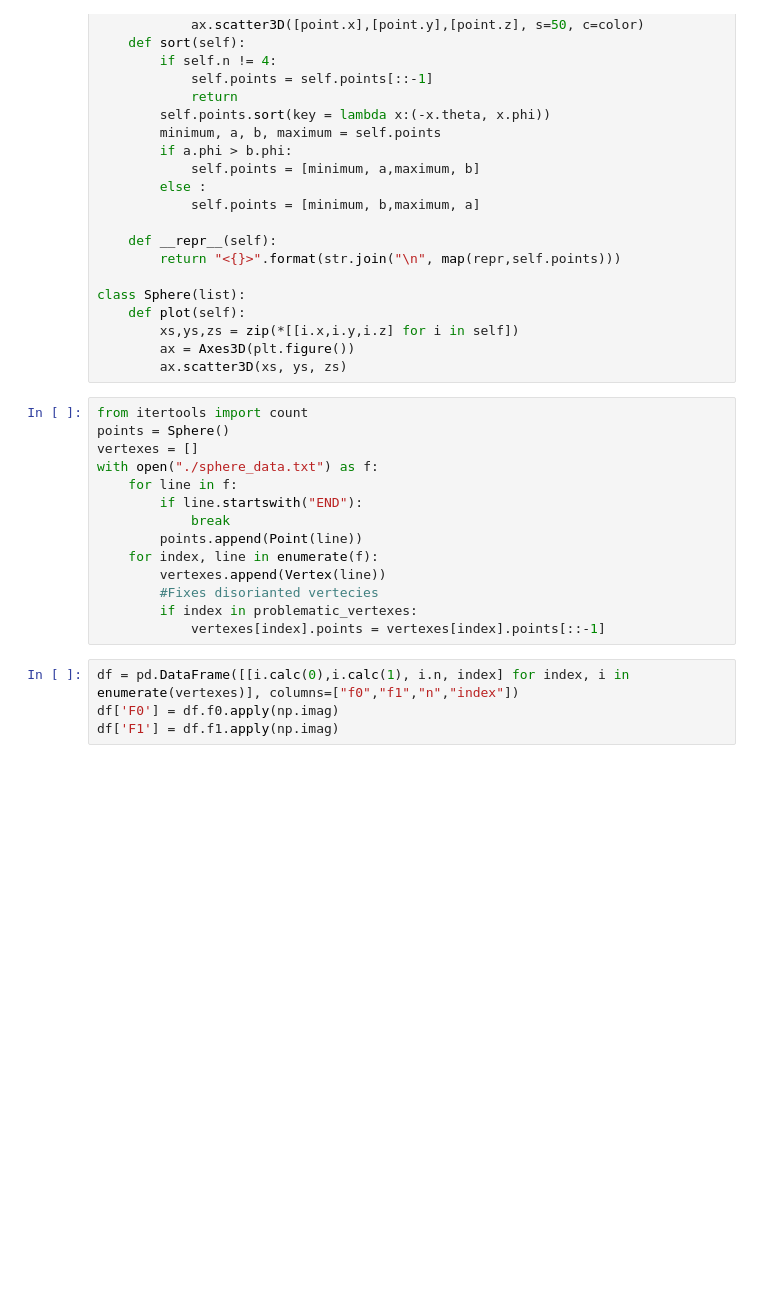
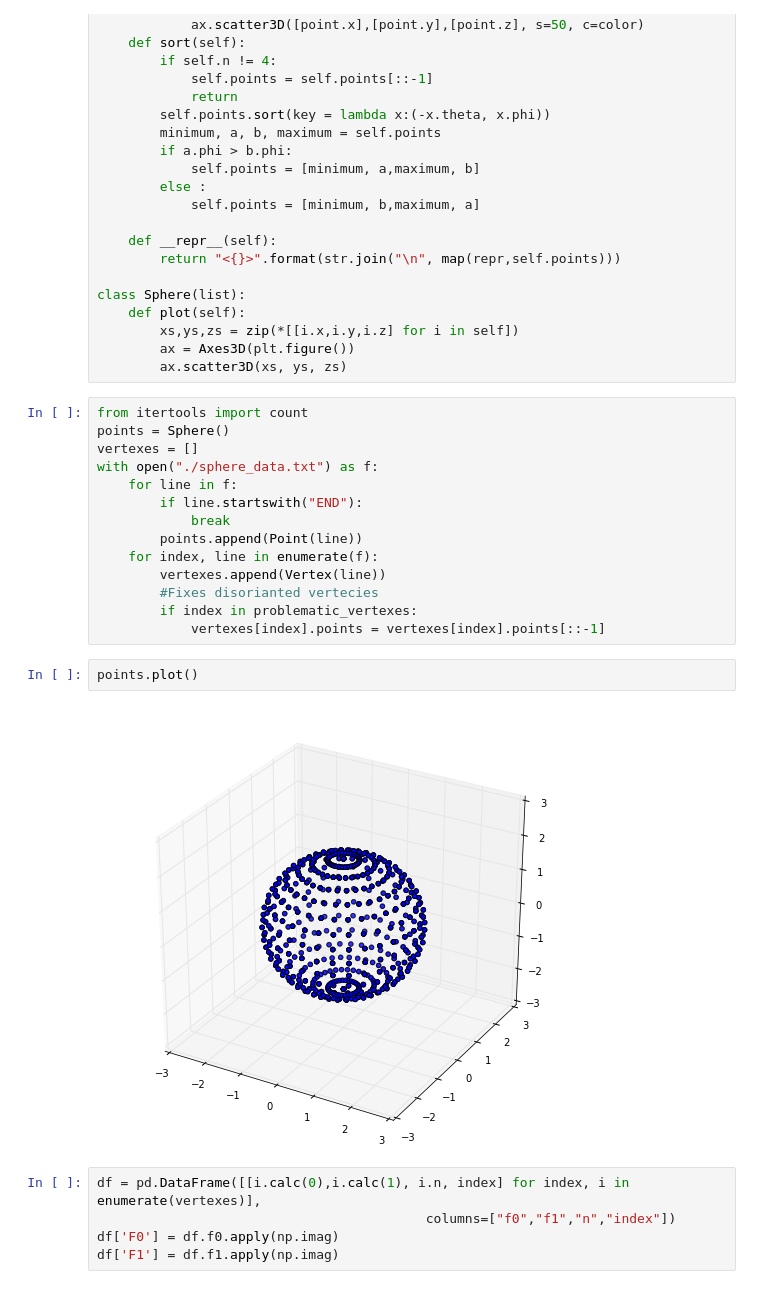
Before and after one commit to tomirendo/chern_numbers, a Jupyter notebook: Chern Class.ipynb, the cells around one changed output. Saved outputs shown, nothing was run; the diff lists cells and outputs as text; blank space fills up the shorter version.

```diff
--- a/Chern Class.ipynb
+++ b/Chern Class.ipynb
@@ -84,8 +84,13 @@ with open("./sphere_data.txt") as f:
         #Fixes disorianted vertecies
         if index in problematic_vertexes:
             vertexes[index].points = vertexes[index].points[::-1]
+# %%
+points.plot()
+# %% [output]
+[figure, added]
 # %%
-df = pd.DataFrame([[i.calc(0),i.calc(1), i.n, index] for index, i in enumerate(vertexes)], columns=["f0","f1","n","index"])
+df = pd.DataFrame([[i.calc(0),i.calc(1), i.n, index] for index, i in enumerate(vertexes)],
+                                          columns=["f0","f1","n","index"])
 df['F0'] = df.f0.apply(np.imag)
 df['F1'] = df.f1.apply(np.imag)
 # %%
```
Also changed, not shown: parts of 2 cells of this notebook, 6 other files.
